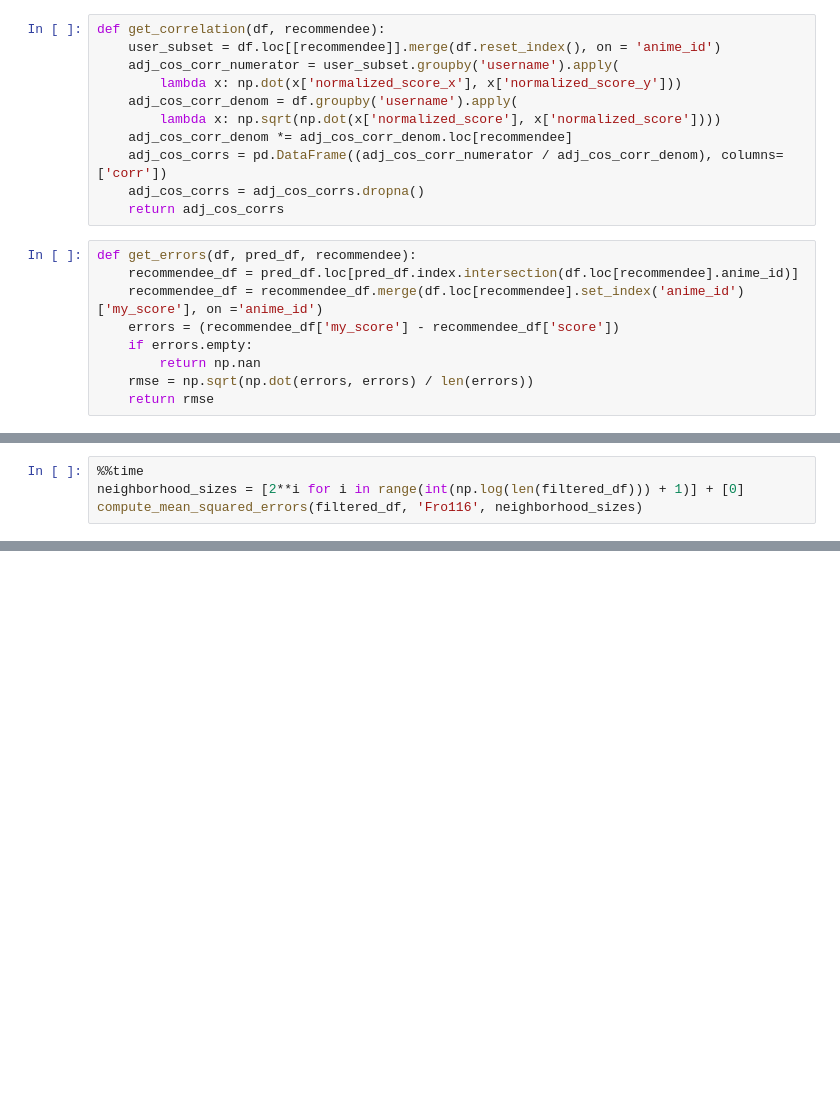
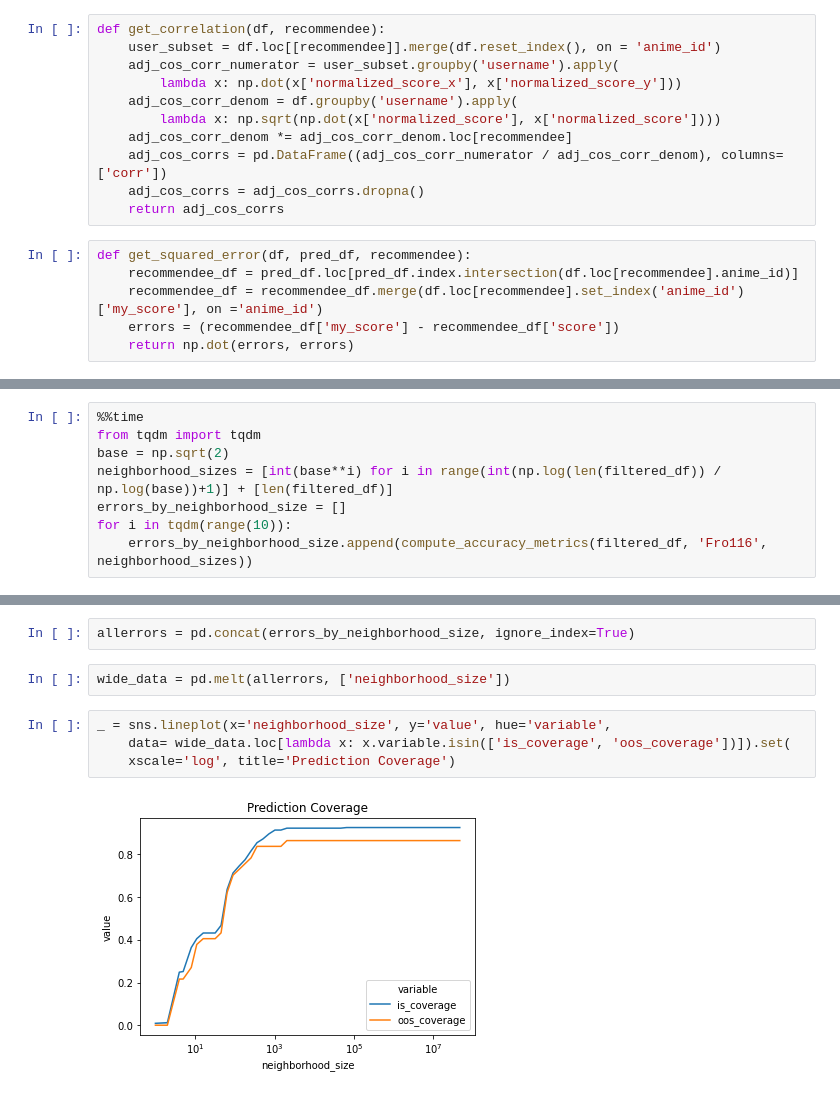
Before and after one commit to Fro116/RecommenderSystem, a Jupyter notebook: UserUserCrossValidation.ipynb, the cells around one changed output, grey strips where cells are left out. Cells and saved outputs as stored; diff of their text form; blank space fills up the shorter version.

Commit message:
More accurately compute insample and out of sample errors

```diff
--- a/UserUserCrossValidation.ipynb
+++ b/UserUserCrossValidation.ipynb
@@ -75,12 +76,9 @@ def get_correlation(df, recommendee):
     adj_cos_corrs = adj_cos_corrs.dropna()
     return adj_cos_corrs
 # %%
-def get_errors(df, pred_df, recommendee):
+def get_squared_error(df, pred_df, recommendee):
     recommendee_df = pred_df.loc[pred_df.index.intersection(df.loc[recommendee].anime_id)]
     recommendee_df = recommendee_df.merge(df.loc[recommendee].set_index('anime_id')['my_score'], on ='anime_id')
     errors = (recommendee_df['my_score'] - recommendee_df['score'])
-    if errors.empty:
-        return np.nan
-    rmse = np.sqrt(np.dot(errors, errors) / len(errors))
-    return rmse
+    return np.dot(errors, errors)
 # %%
@@ -125,5 +137,9 @@ def compute_mean_squared_errors(df, recommendee, neighborhood_sizes):
 # %%
 %%time
-neighborhood_sizes = [2**i for i in range(int(np.log(len(filtered_df))) + 1)] + [0]
-compute_mean_squared_errors(filtered_df, 'Fro116', neighborhood_sizes)
+from tqdm import tqdm
+base = np.sqrt(2)
+neighborhood_sizes = [int(base**i) for i in range(int(np.log(len(filtered_df)) / np.log(base))+1)] + [len(filtered_df)]
+errors_by_neighborhood_size = []
+for i in tqdm(range(10)):
+    errors_by_neighborhood_size.append(compute_accuracy_metrics(filtered_df, 'Fro116', neighborhood_sizes))
 # %% [output]
@@ -148,0 +147,10 @@ Wall time: 6min 20s
+# %%
+allerrors = pd.concat(errors_by_neighborhood_size, ignore_index=True)
+# %%
+wide_data = pd.melt(allerrors, ['neighborhood_size'])
+# %%
+_ = sns.lineplot(x='neighborhood_size', y='value', hue='variable',
+    data= wide_data.loc[lambda x: x.variable.isin(['is_coverage', 'oos_coverage'])]).set(
+    xscale='log', title='Prediction Coverage')
+# %% [output]
+[figure, added]
```
Also changed, not shown: parts of 5 cells of this notebook.
